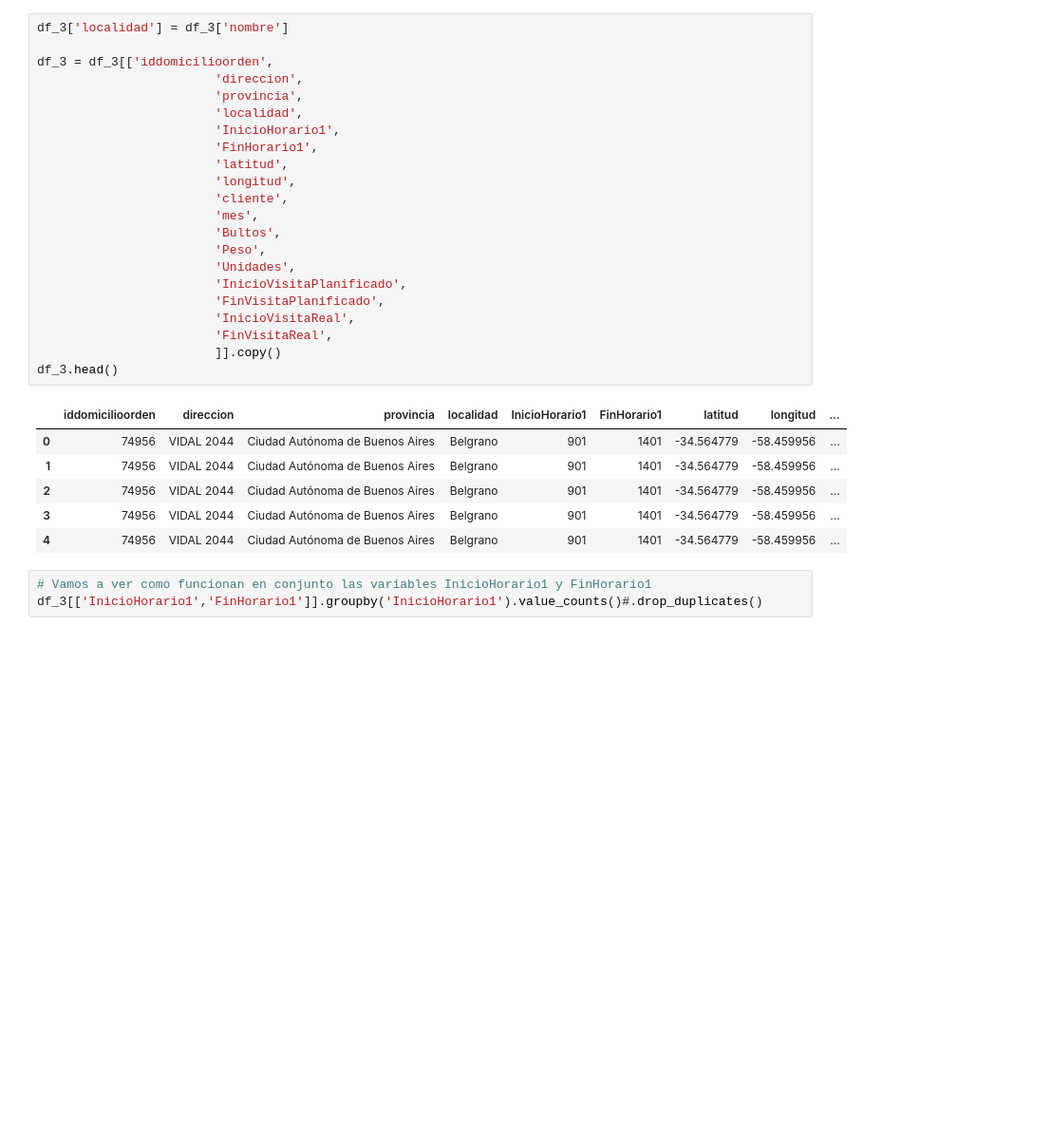
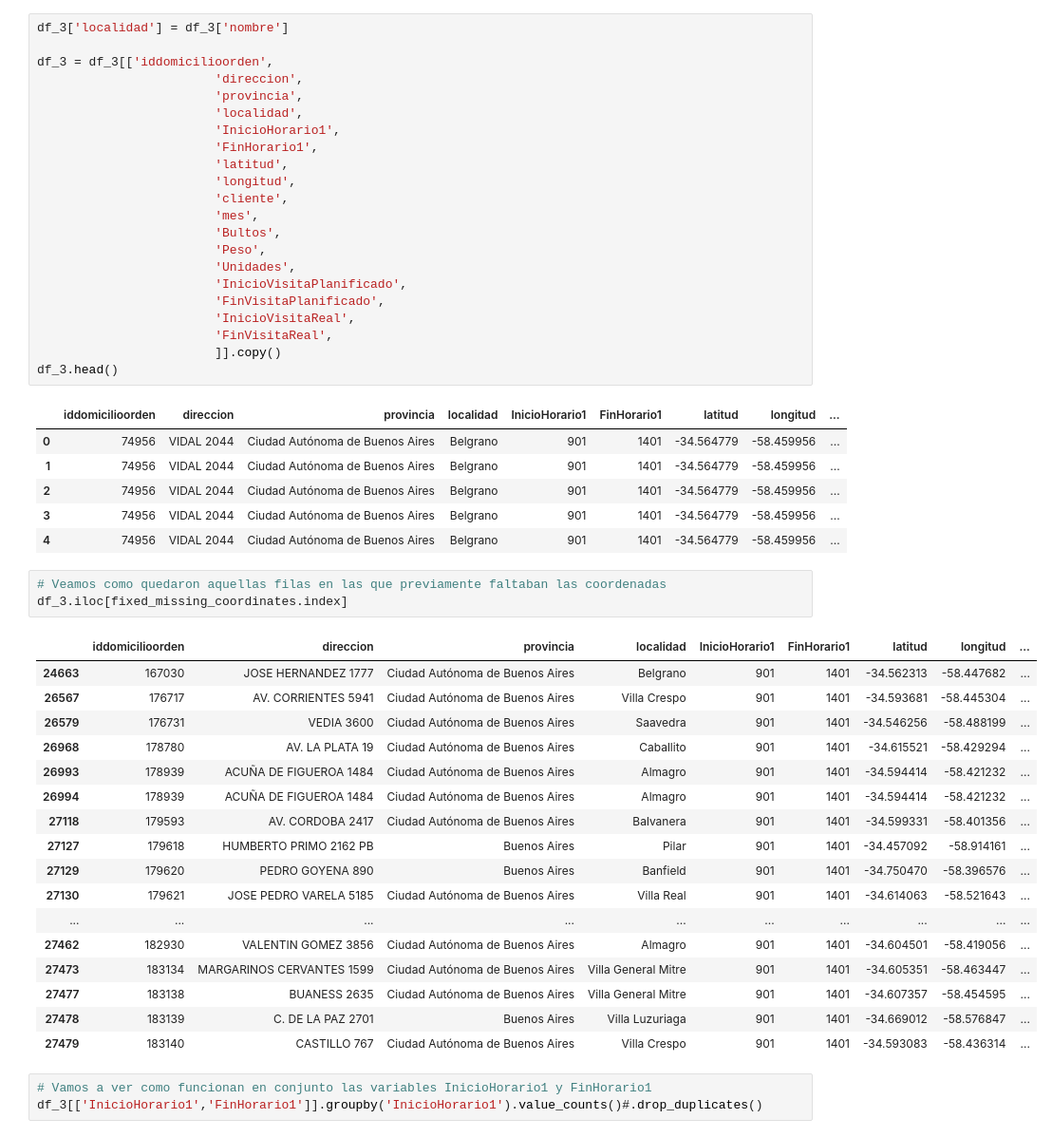
Before and after one commit to Maximo-Verdondoni/DesafioiFlow, a Jupyter notebook: Limpieza.ipynb, the cells around one changed output. Shown: that part at 95% size. Drawn from its saved outputs; the diff is of its cells as text; blank space fills up the shorter version.

```diff
--- a/Limpieza.ipynb
+++ b/Limpieza.ipynb
@@ -335,6 +592,27 @@ df_3.head()
 | 2 | 74956 | VIDAL 2044 | Ciudad Autónoma de Buenos Aires | Belgrano | 901 | 1401 | -34.564779 | -58.459956 | ... |
 | 3 | 74956 | VIDAL 2044 | Ciudad Autónoma de Buenos Aires | Belgrano | 901 | 1401 | -34.564779 | -58.459956 | ... |
 | 4 | 74956 | VIDAL 2044 | Ciudad Autónoma de Buenos Aires | Belgrano | 901 | 1401 | -34.564779 | -58.459956 | ... |
+# %%
+# Veamos como quedaron aquellas filas en las que previamente faltaban las coordenadas
+df_3.iloc[fixed_missing_coordinates.index]
+# %% [output]
+|  | iddomicilioorden | direccion | provincia | localidad | InicioHorario1 | FinHorario1 | latitud | longitud | ... |
+| 24663 | 167030 | JOSE HERNANDEZ 1777 | Ciudad Autónoma de Buenos Aires | Belgrano | 901 | 1401 | -34.562313 | -58.447682 | ... |
+| 26567 | 176717 | AV. CORRIENTES 5941 | Ciudad Autónoma de Buenos Aires | Villa Crespo | 901 | 1401 | -34.593681 | -58.445304 | ... |
+| 26579 | 176731 | VEDIA 3600 | Ciudad Autónoma de Buenos Aires | Saavedra | 901 | 1401 | -34.546256 | -58.488199 | ... |
+| 26968 | 178780 | AV. LA PLATA 19 | Ciudad Autónoma de Buenos Aires | Caballito | 901 | 1401 | -34.615521 | -58.429294 | ... |
+| 26993 | 178939 | ACUÑA DE FIGUEROA 1484 | Ciudad Autónoma de Buenos Aires | Almagro | 901 | 1401 | -34.594414 | -58.421232 | ... |
+| 26994 | 178939 | ACUÑA DE FIGUEROA 1484 | Ciudad Autónoma de Buenos Aires | Almagro | 901 | 1401 | -34.594414 | -58.421232 | ... |
+| 27118 | 179593 | AV. CORDOBA 2417 | Ciudad Autónoma de Buenos Aires | Balvanera | 901 | 1401 | -34.599331 | -58.401356 | ... |
+| 27127 | 179618 | HUMBERTO PRIMO 2162 PB | Buenos Aires | Pilar | 901 | 1401 | -34.457092 | -58.914161 | ... |
+| 27129 | 179620 | PEDRO GOYENA 890 | Buenos Aires | Banfield | 901 | 1401 | -34.750470 | -58.396576 | ... |
+| 27130 | 179621 | JOSE PEDRO VARELA 5185 | Ciudad Autónoma de Buenos Aires | Villa Real | 901 | 1401 | -34.614063 | -58.521643 | ... |
+| ... | ... | ... | ... | ... | ... | ... | ... | ... | ... |
+| 27462 | 182930 | VALENTIN GOMEZ 3856 | Ciudad Autónoma de Buenos Aires | Almagro | 901 | 1401 | -34.604501 | -58.419056 | ... |
+| 27473 | 183134 | MARGARINOS CERVANTES 1599 | Ciudad Autónoma de Buenos Aires | Villa General Mitre | 901 | 1401 | -34.605351 | -58.463447 | ... |
+| 27477 | 183138 | BUANESS 2635 | Ciudad Autónoma de Buenos Aires | Villa General Mitre | 901 | 1401 | -34.607357 | -58.454595 | ... |
+| 27478 | 183139 | C. DE LA PAZ 2701 | Buenos Aires | Villa Luzuriaga | 901 | 1401 | -34.669012 | -58.576847 | ... |
+| 27479 | 183140 | CASTILLO 767 | Ciudad Autónoma de Buenos Aires | Villa Crespo | 901 | 1401 | -34.593083 | -58.436314 | ... |
 # %%
 # Vamos a ver como funcionan en conjunto las variables InicioHorario1 y FinHorario1
 df_3[['InicioHorario1','FinHorario1']].groupby('InicioHorario1').value_counts()#.drop_duplicates()
```
Also changed, not shown: parts of 6 cells of this notebook.
